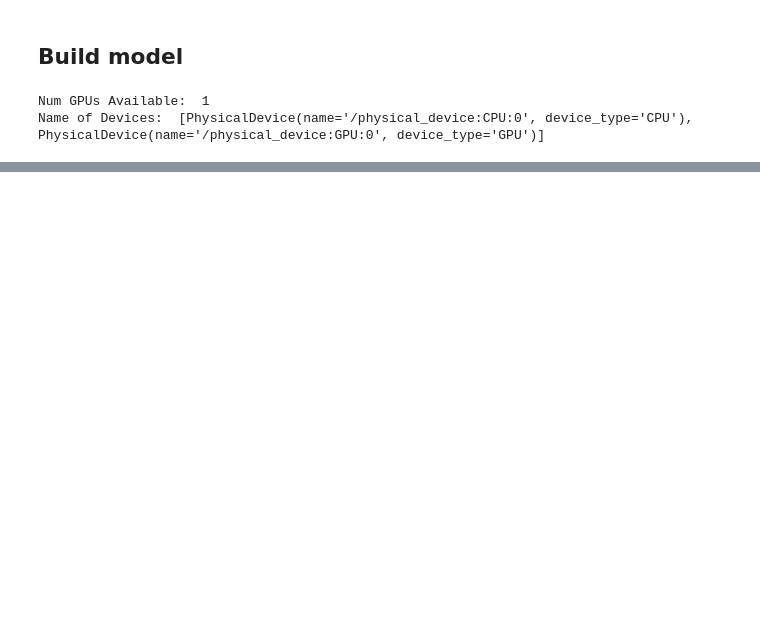
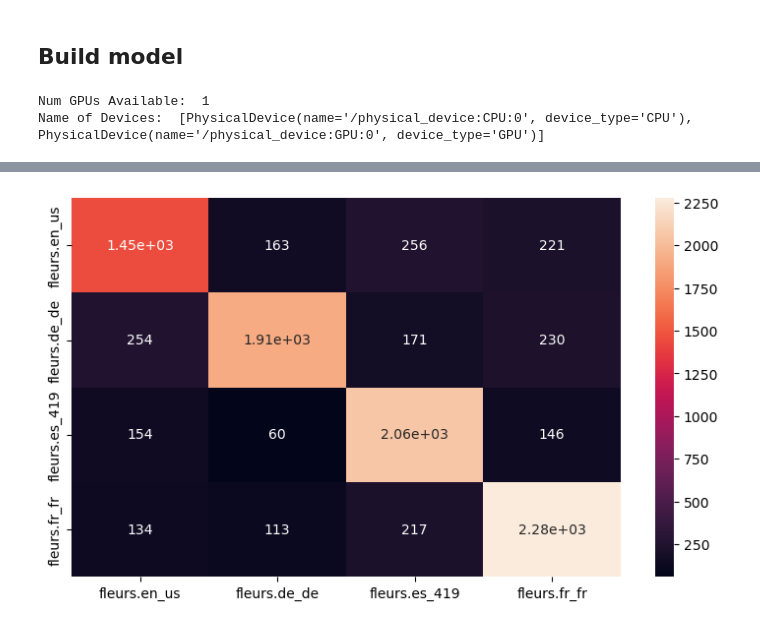
Before and after one commit to citrovin/LanguageDetection, a Jupyter notebook: src/pre-train.ipynb, the cells around one changed output, grey strips where cells are left out. Cells and saved outputs as stored; diff of their text form; code cells hidden in the pictures; blank space fills up the shorter version.

Commit message:
pre-training

```diff
--- a/src/pre-train.ipynb
+++ b/src/pre-train.ipynb
@@ -110,0 +161,11 @@ x_val shape: (15336, 16000) | y_val shape: (15336, 4)
+# %%
+# splitting into training and validation data
+train_split = int(0.8*len(x))
+
+x_train, x_val = x[:train_split,:], x[train_split:,:]
+y_train, y_val = y[:train_split,:], y[train_split:,:]
+
+print(f'X train: {x_train.shape}')
+print(f'X val: {x_val.shape}')
+print(f'y train: {y_train.shape}')
+print(f'y val: {y_val.shape}')
@@ -203,6 +252,6 @@ Min count val: 2717
 ## Preparing Data for Training
 # %%
 # Fixed point conversion
-FIXED_POINT = 9
-x_train /= 2**FIXED_POINT
-x_test  /= 2**FIXED_POINT
+# FIXED_POINT = 9
+# x_train /= 2**FIXED_POINT
+# x_val  /= 2**FIXED_POINT
@@ -271,5 +325,5 @@ _________________________________________________________________
 # %%
 # Training model with GPU
 with tf.device('/gpu:0'):
-  model.fit(x_train, y_train, epochs=5, batch_size=128, validation_data=(x_test, y_test))
+  history = model.fit(x_train, y_train, epochs=100, batch_size=64, validation_data=(x_val, y_val), callbacks=[earlystopping, checkpoint])
 # %% [output]
@@ -286,0 +351,16 @@ KeyboardInterrupt:
+# %%
+# Confusion matrix:
+import seaborn as sn
+import pandas as pd
+import matplotlib.pyplot as plt
+
+preds = model.predict(x_val)
+y_classes = preds.argmax(axis=-1)
+from sklearn.metrics import confusion_matrix
+cm = confusion_matrix(y_true = y_val.argmax(axis=-1), y_pred = y_classes)
+
+df_cm = pd.DataFrame(cm)
+plt.figure(figsize = (9,5))
+sn.heatmap(df_cm, annot=True, fmt = '.3g', xticklabels=CLASSES, yticklabels=CLASSES)
+plt.show()
+# %% [output]
@@ -286,0 +369 @@ KeyboardInterrupt:
+[figure, added]
```
Also changed, not shown: parts of 18 cells of this notebook, 15 other files.
